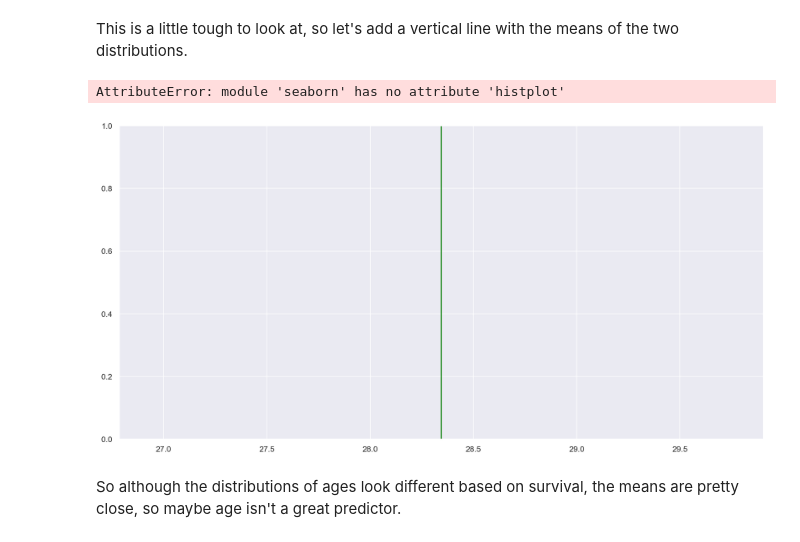
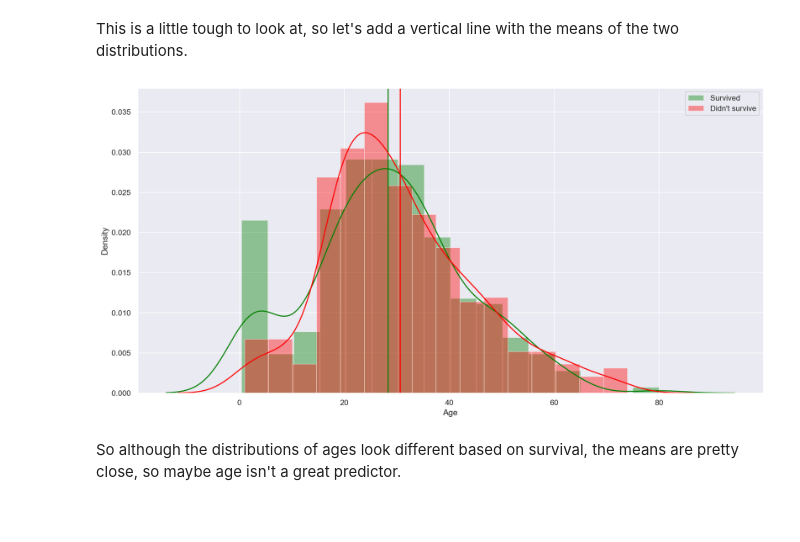
Before and after one commit to Mphan6139/Spring-2021-Career-Exploration, a Jupyter notebook: Lectures/Lecture4_DataCleaning_EDA/Data Cleaning and Exploratory Data Analysis.ipynb, the cells around one changed output. Saved outputs shown, nothing was run; the diff lists cells and outputs as text; code cells hidden in the pictures; blank space fills up the shorter version.

Commit message:
histplot to distplot

```diff
--- a/Lectures/Lecture4_DataCleaning_EDA/Data Cleaning and Exploratory Data Analysis.ipynb
+++ b/Lectures/Lecture4_DataCleaning_EDA/Data Cleaning and Exploratory Data Analysis.ipynb
@@ -307,13 +307,12 @@ AttributeError: module 'seaborn' has no attribute 'histplot'
 This is a little tough to look at, so let's add a vertical line with the means of the two distributions.
 # %%
 plt.axvline(train_survived_age.mean(), 0, 1, color="green")
-sns.histplot(train_survived_age[~pd.isnull(train_survived_age)], kde = True, label="Survived", color="green");
-sns.histplot(train_no_survived_age[~pd.isnull(train_no_survived_age)], kde = True, label="Didn't survive", color="red");
+sns.distplot(train_survived_age[~pd.isnull(train_survived_age)], kde = True, label="Survived", color="green");
+sns.distplot(train_no_survived_age[~pd.isnull(train_no_survived_age)], kde = True, label="Didn't survive", color="red");
 plt.axvline(train_no_survived_age.mean(), 0, 1, color="red")
 plt.legend();
 # %% [output]
-AttributeError: module 'seaborn' has no attribute 'histplot'
-[figure, old version]
+[figure, new version]
 # %% [markdown]
 So although the distributions of ages look different based on survival, the means are pretty close, so maybe age isn't a great predictor.
 # %% [markdown]
```
Also changed, not shown: parts of 6 cells of this notebook.
